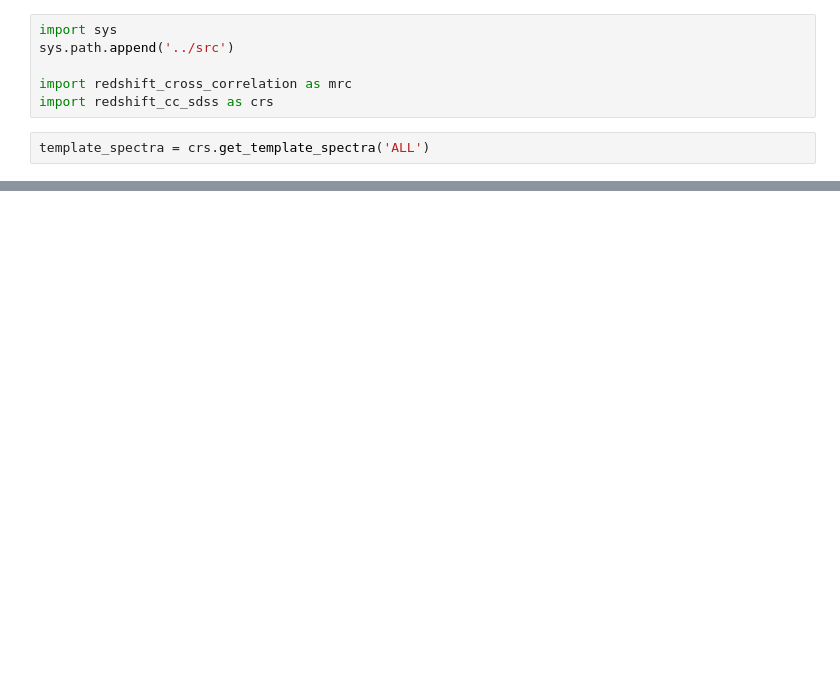
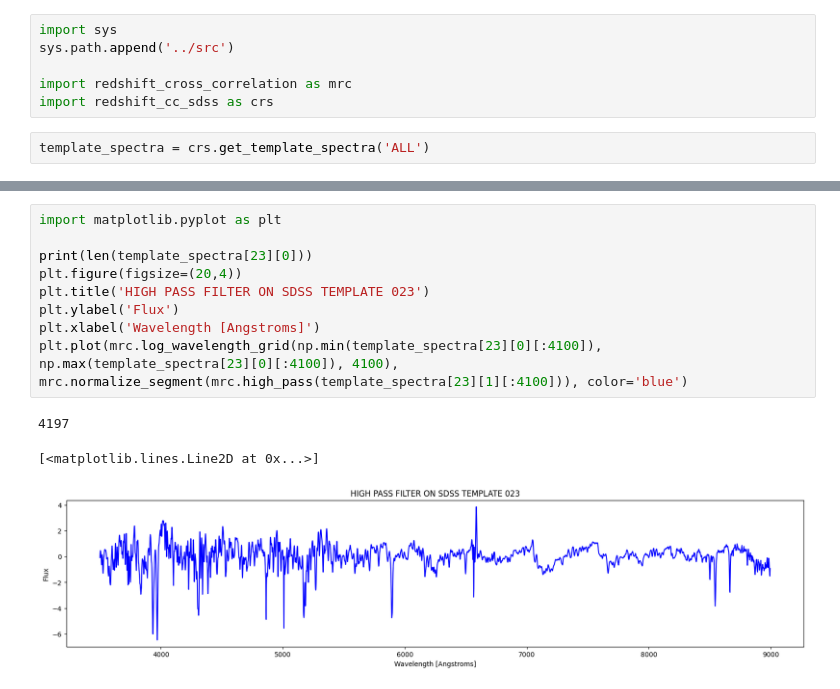
Before and after one commit to ripRoot/Redshift, a Jupyter notebook: notebooks/redshift_cross_correlation_simulation.ipynb, the cells around one changed output, grey strips where cells are left out. Drawn from its saved outputs; the diff is of its cells as text; blank space fills up the shorter version.

```diff
--- a/notebooks/redshift_cross_correlation_simulation.ipynb
+++ b/notebooks/redshift_cross_correlation_simulation.ipynb
@@ -16,0 +35,13 @@ Spectrum retrieved!
+# %%
+import matplotlib.pyplot as plt
+
+print(len(template_spectra[23][0]))
+plt.figure(figsize=(20,4))
+plt.title('HIGH PASS FILTER ON SDSS TEMPLATE 023')
+plt.ylabel('Flux')
+plt.xlabel('Wavelength [Angstroms]')
+plt.plot(mrc.log_wavelength_grid(np.min(template_spectra[23][0][:4100]), np.max(template_spectra[23][0][:4100]), 4100), mrc.normalize_segment(mrc.high_pass(template_spectra[23][1][:4100])), color='blue')
+# %% [output]
+4197
+[<matplotlib.lines.Line2D at 0x...>]
+[figure, added]
```
Also changed, not shown: parts of 10 cells of this notebook, 6 other files.
